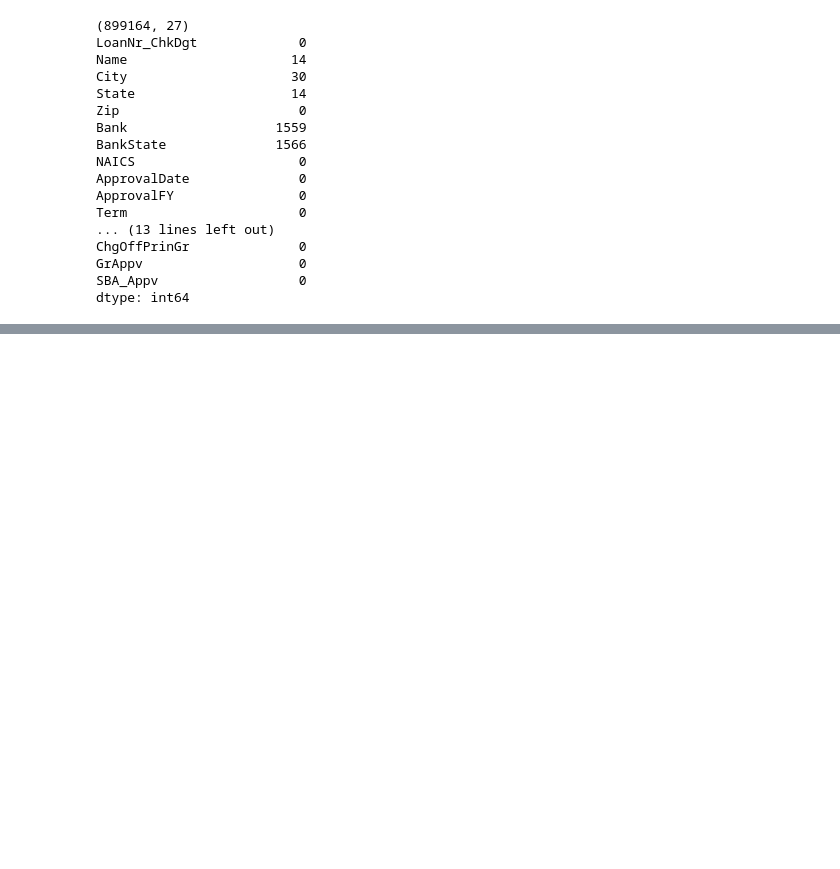
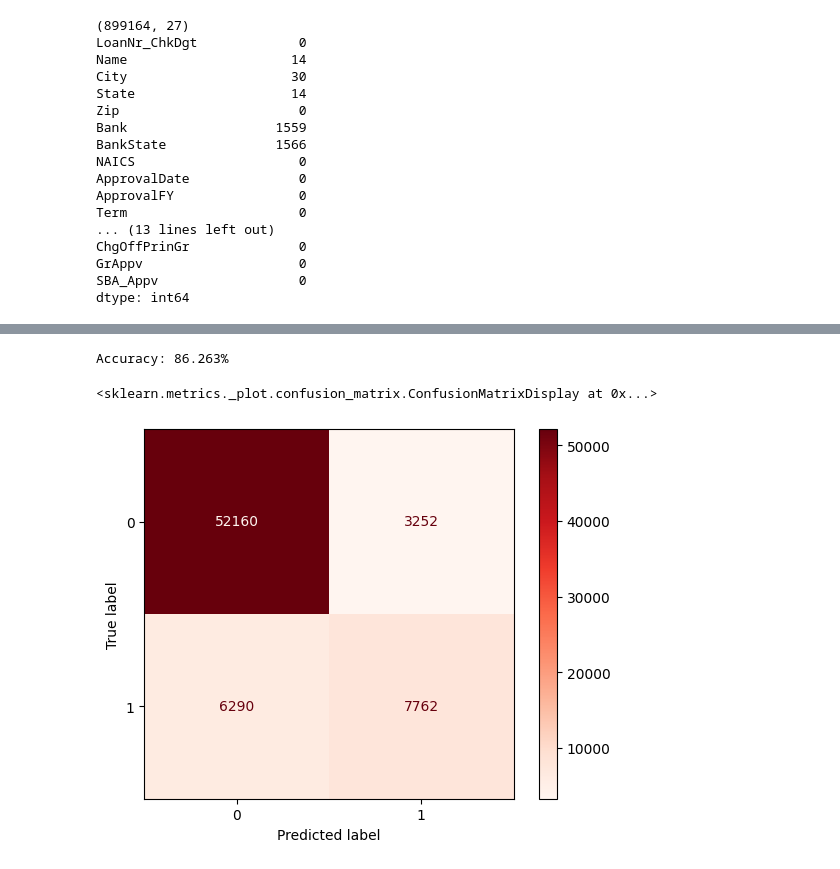
Before and after one commit to Founder-s-Hack/models, a Jupyter notebook: sba.ipynb, the cells around one changed output, grey strips where cells are left out. Saved outputs shown, nothing was run; the diff lists cells and outputs as text; code cells hidden in the pictures; blank space fills up the shorter version.

```diff
--- a/sba.ipynb
+++ b/sba.ipynb
@@ -29,0 +67,7 @@ big.drop(columns=[])
+# %%
+X = big[["Term", "NoEmp", "NewExist", "UrbanRural", "ANZSIC"]]
+Y = big["MIS_Status"]
+# %%
+from sklearn.model_selection import train_test_split
+
+X_train, X_test, y_train, y_test = train_test_split(X, Y, train_size=0.9)
@@ -29,0 +90,19 @@ big.drop(columns=[])
+# %%
+from sklearn.ensemble import RandomForestClassifier
+from sklearn.preprocessing import OneHotEncoder
+from sklearn.compose import ColumnTransformer
+from sklearn.pipeline import Pipeline
+
+categorical_features = ["NewExist", "UrbanRural", "ANZSIC"]
+preprocessor = ColumnTransformer(
+    transformers=[
+        ('cat', OneHotEncoder(handle_unknown='ignore'), categorical_features)
+    ],
+    remainder='passthrough'
+)
+clf = Pipeline(steps=[
+    ('preprocessor', preprocessor),
+    ('classifier', RandomForestClassifier(max_depth=7, random_state=0))
+])
+
+clf.fit(X_train, y_train)
@@ -29,0 +123,20 @@ big.drop(columns=[])
+# %%
+y_pred = clf.predict(X_test)
+# %%
+from sklearn.metrics import accuracy_score
+accuracy = accuracy_score(y_test, y_pred)
+print(f"Accuracy: {accuracy*100:.3f}%")
+# %% [output]
+Accuracy: 86.263%
+# %%
+from sklearn.metrics import confusion_matrix, ConfusionMatrixDisplay
+
+true_defaults = y_test != "P I F"
+predicted_defaults = y_pred != "P I F"
+
+cm = confusion_matrix(true_defaults, predicted_defaults)
+disp = ConfusionMatrixDisplay(confusion_matrix=cm)
+disp.plot(cmap='Reds')
+# %% [output]
+<sklearn.metrics._plot.confusion_matrix.ConfusionMatrixDisplay at 0x...>
+[figure, added]
```
Also changed, not shown: parts of 6 cells of this notebook.
